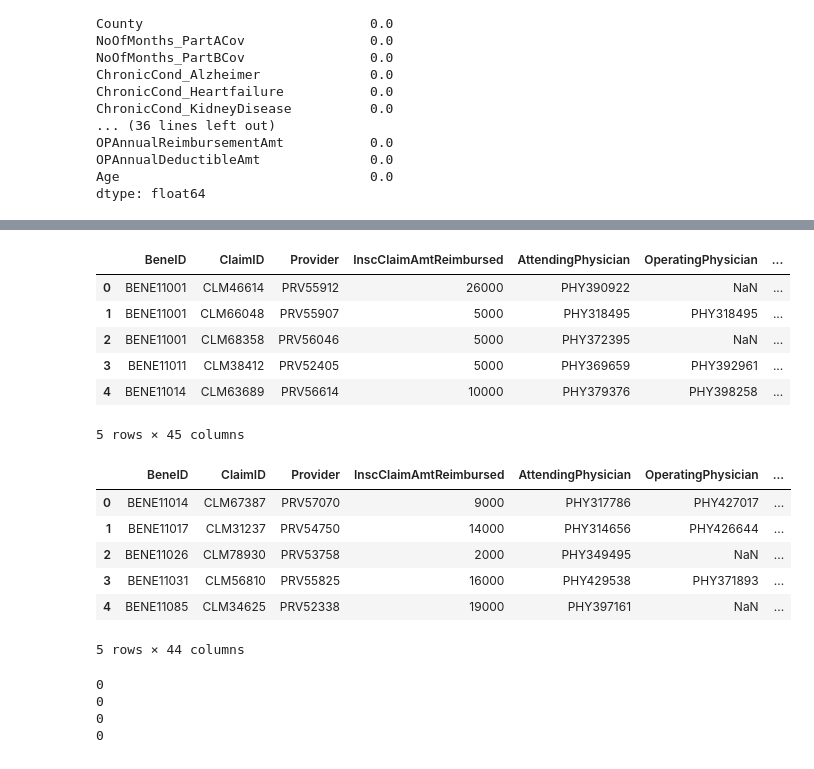
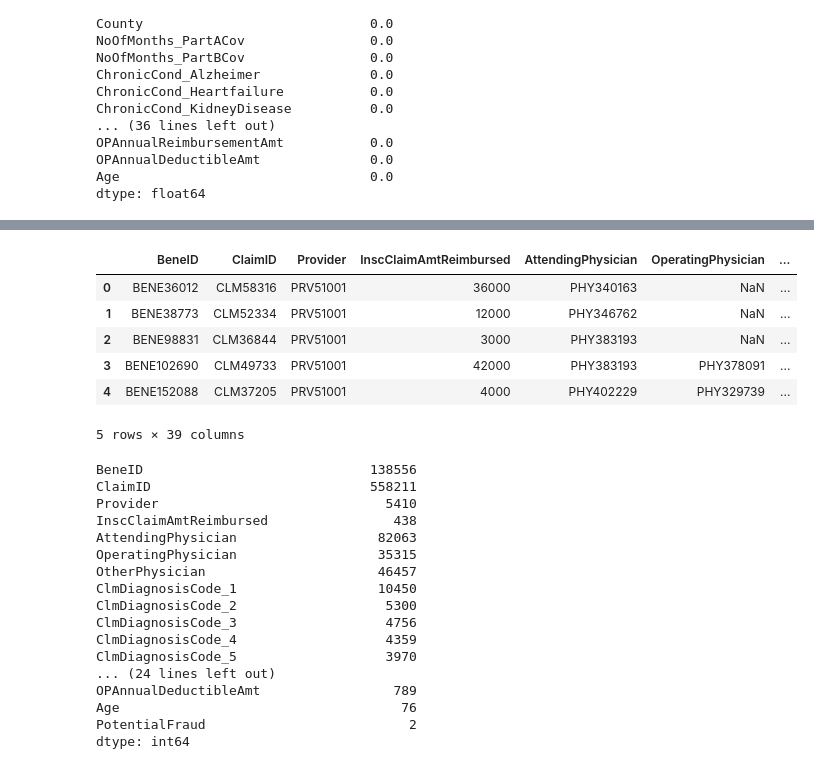
Before and after one commit to mahadevan17/AI_Health_claims, a Jupyter notebook: machineLearning/Health_claim_ML.ipynb, the cells around one changed output, grey strips where cells are left out. Saved outputs shown, nothing was run; the diff lists cells and outputs as text; code cells hidden in the pictures.

```diff
--- a/machineLearning/Health_claim_ML.ipynb
+++ b/machineLearning/Health_claim_ML.ipynb
@@ -341,6 +303,3 @@ col_Todrop_data3=x2[x2> 50].index.tolist()
 for i in col_Todrop_data2:
     data2.drop(i,axis=1,inplace=True)
     data6.drop(i,axis=1,inplace=True)
-for i in col_Todrop_data3:
-    data3.drop(i,axis=1,inplace=True)
-    data7.drop(i,axis=1,inplace=True)
@@ -387,0 +328,21 @@ fdata2_test=pd.DataFrame(merged_data2)
+# %%
+arrC=['AttendingPhysician','OperatingPhysician','OtherPhysician','ClmDiagnosisCode_1','ClmDiagnosisCode_2','ClmDiagnosisCode_3','ClmDiagnosisCode_4'
+                           ,'ClmDiagnosisCode_5','ClmAdmitDiagnosisCode']
+arrN=['DeductibleAmtPaid']  #arrC: all catergorical values arrN: all numerical values
+data2 = data2.reset_index(drop=True)
+knn_imputer=KNNImputer(n_neighbors=5)
+
+chunk_size=1000  #will impute 1000 at a time since dataset is large it takes time
+
+for i in range(0,len(data2),chunk_size):
+    chunk_data=data2.iloc[i:i+chunk_size]
+    imputed_chunk=knn_imputer.fit_transform(chunk_data[arrN])
+
+    data2.loc[i:i+chunk_size-1,arrN]=imputed_chunk
+
+for i in arrC:
+    categories=data2[i].dropna().unique()
+# %%
+#merging the datset on beneficiary ID
+merged_data_1=pd.merge(data2, data1, on='BeneID', how='left')
+test_merged_data_1=pd.merge(data6, data5, on='BeneID', how='left')
@@ -387,0 +374,4 @@ fdata2_test=pd.DataFrame(merged_data2)
+# %%
+#merging the dataset on Provider
+Final_data=pd.merge(merged_data_1, data4, on='Provider', how='right')
+Final_data_test=pd.merge(test_merged_data_1, data8, on='Provider', how='right')
@@ -388,30 +402,30 @@ fdata2_test=pd.DataFrame(merged_data2)
 # %%
-fdata1.head()
+Final_data.head()
 # %% [output]
 |  | BeneID | ClaimID | Provider | InscClaimAmtReimbursed | AttendingPhysician | OperatingPhysician | ... |
-| 0 | BENE11001 | CLM46614 | PRV55912 | 26000 | PHY390922 | NaN | ... |
-| 1 | BENE11001 | CLM66048 | PRV55907 | 5000 | PHY318495 | PHY318495 | ... |
-| 2 | BENE11001 | CLM68358 | PRV56046 | 5000 | PHY372395 | NaN | ... |
-| 3 | BENE11011 | CLM38412 | PRV52405 | 5000 | PHY369659 | PHY392961 | ... |
-| 4 | BENE11014 | CLM63689 | PRV56614 | 10000 | PHY379376 | PHY398258 | ... |
+| 0 | BENE36012 | CLM58316 | PRV51001 | 36000 | PHY340163 | NaN | ... |
+| 1 | BENE38773 | CLM52334 | PRV51001 | 12000 | PHY346762 | NaN | ... |
+| 2 | BENE98831 | CLM36844 | PRV51001 | 3000 | PHY383193 | NaN | ... |
+| 3 | BENE102690 | CLM49733 | PRV51001 | 42000 | PHY383193 | PHY378091 | ... |
+| 4 | BENE152088 | CLM37205 | PRV51001 | 4000 | PHY402229 | PHY329739 | ... |
-5 rows × 45 columns
+5 rows × 39 columns
 # %%
-fdata1_test.head()
+Final_data.nunique()
 # %% [output]
-|  | BeneID | ClaimID | Provider | InscClaimAmtReimbursed | AttendingPhysician | OperatingPhysician | ... |
-| 0 | BENE11014 | CLM67387 | PRV57070 | 9000 | PHY317786 | PHY427017 | ... |
-| 1 | BENE11017 | CLM31237 | PRV54750 | 14000 | PHY314656 | PHY426644 | ... |
-| 2 | BENE11026 | CLM78930 | PRV53758 | 2000 | PHY349495 | NaN | ... |
-| 3 | BENE11031 | CLM56810 | PRV55825 | 16000 | PHY429538 | PHY371893 | ... |
-| 4 | BENE11085 | CLM34625 | PRV52338 | 19000 | PHY397161 | NaN | ... |
-5 rows × 44 columns
+BeneID                             138556
+ClaimID                            558211
+Provider                             5410
+InscClaimAmtReimbursed                438
+AttendingPhysician                  82063
+OperatingPhysician                  35315
+OtherPhysician                      46457
+ClmDiagnosisCode_1                  10450
+ClmDiagnosisCode_2                   5300
+ClmDiagnosisCode_3                   4756
+ClmDiagnosisCode_4                   4359
+ClmDiagnosisCode_5                   3970
+... (24 lines left out)
+OPAnnualDeductibleAmt                 789
+Age                                    76
+PotentialFraud                          2
+dtype: int64
-# %%
-print(fdata1['PotentialFraud'].isnull().sum())
-print(fdata1.duplicated().sum())
-print(fdata2['PotentialFraud'].isnull().sum())
-print(fdata1.duplicated().sum())
-# %% [output]
-0
-0
-0
-0
```
Also changed, not shown: parts of 75 cells of this notebook, 1 other file.
